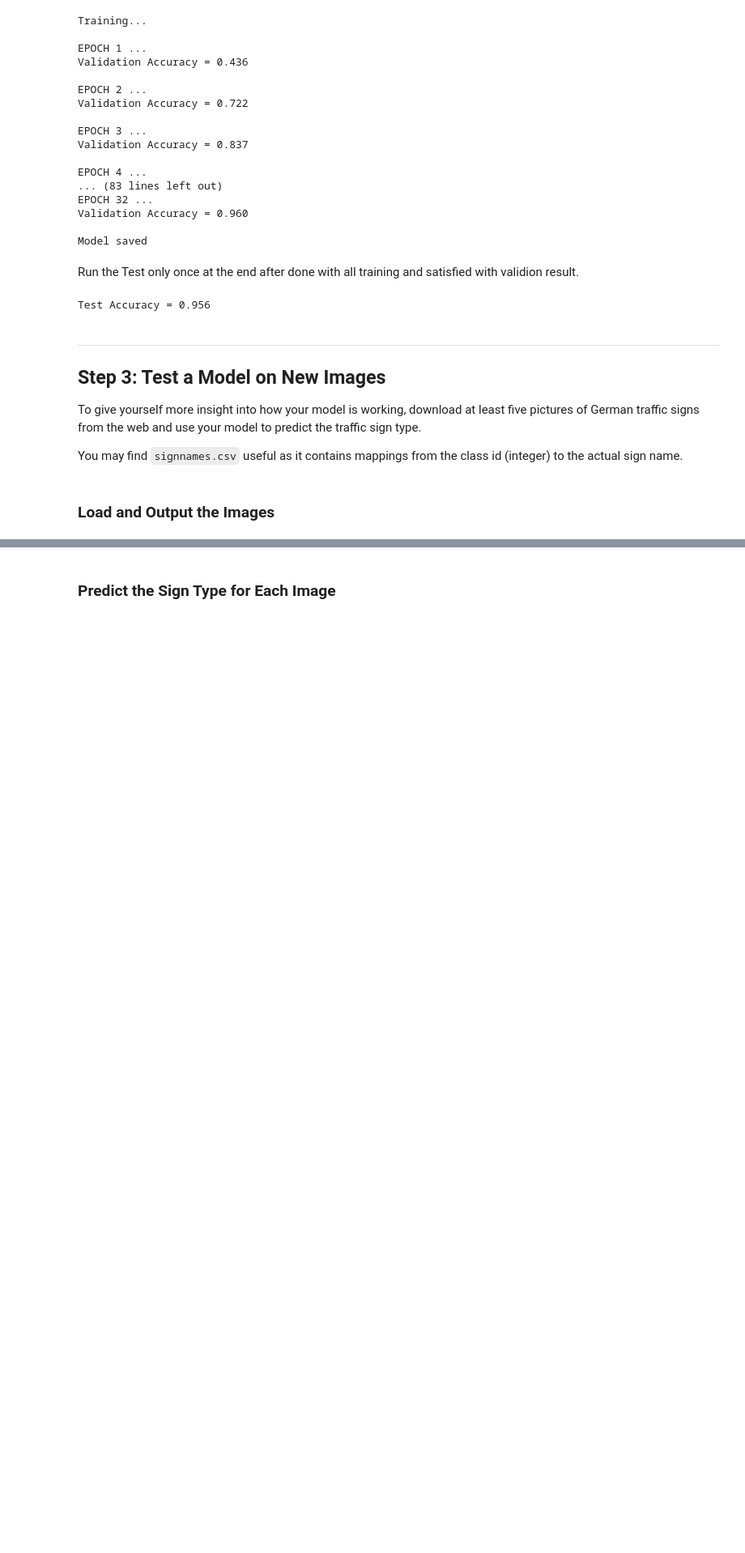
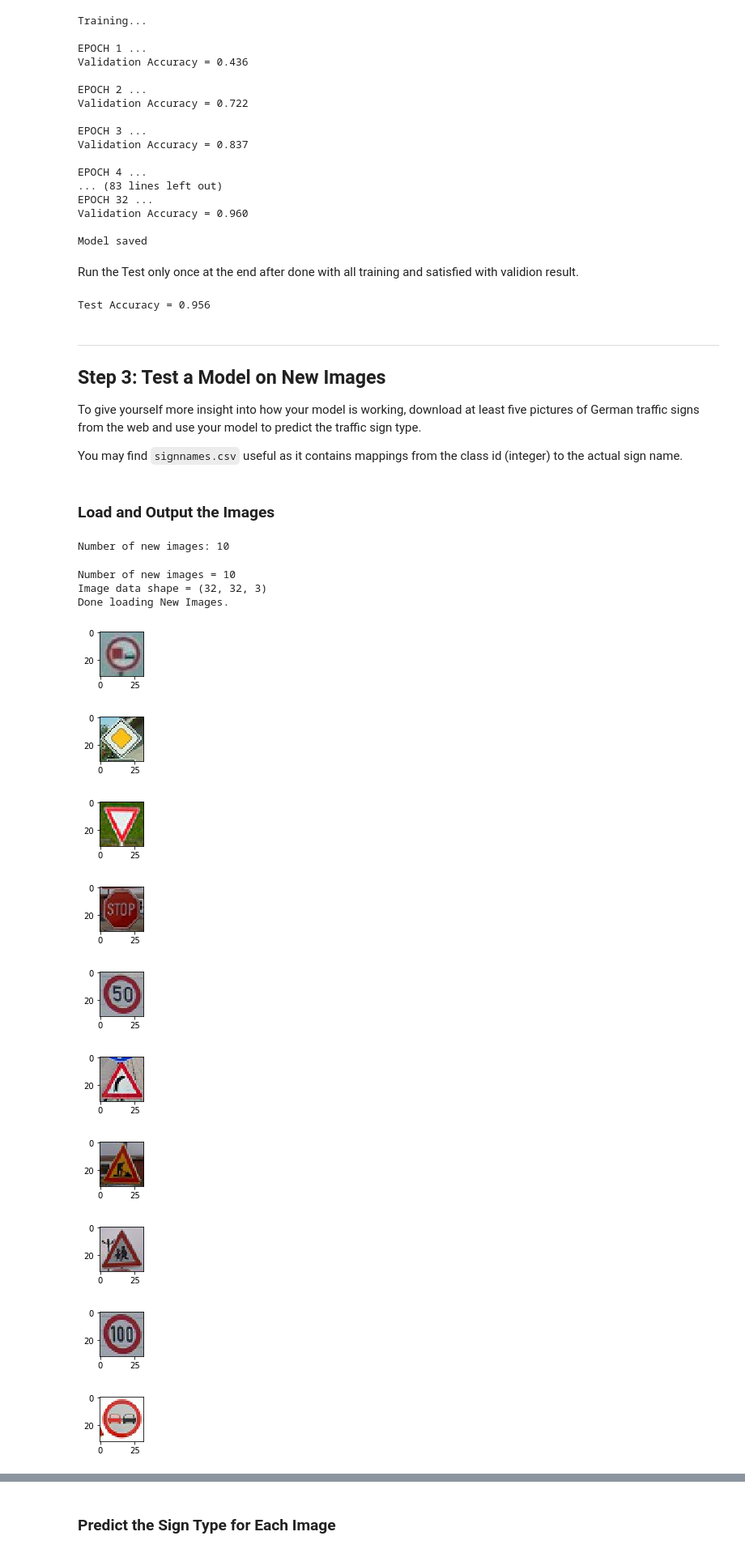
Before and after one commit to gkindov/CarND-Traffic-Sign-Classifier-Project, a Jupyter notebook: Traffic_Sign_Classifier.ipynb, the cells around one changed output, grey strips where cells are left out. Shown: that part at 81% size. Cells and saved outputs as stored; diff of their text form; code cells hidden in the pictures; blank space fills up the shorter version.

```diff
--- a/Traffic_Sign_Classifier.ipynb
+++ b/Traffic_Sign_Classifier.ipynb
@@ -357,3 +354,53 @@ You may find `signnames.csv` useful as it contains mappings from the class id (i
 # %%
 ### Load the images and plot them here.
 ### Feel free to use as many code cells as needed.
+import os
+
+new_image_folder = "new-images/"
+#os.listdir(new_image_folder)
+num_new_images = len([f for f in os.listdir(new_image_folder)
+                if os.path.isfile(os.path.join(new_image_folder, f))])
+print('Number of new images: ' + str(num_new_images))
+# %% [output]
+Number of new images: 10
+# %%
+import cv2
+
+X_new = np.zeros([num_new_images,32,32,3], dtype=np.uint8)
+y_new = np.zeros(num_new_images, dtype=np.uint8)
+
+# Iterate over the new test images and load them.
+i = 0
+for image_name in os.listdir(new_image_folder):
+    # Read in the image
+    img = cv2.imread(new_image_folder + image_name) # returns a numpy array in BGR not RGB.
+    img = cv2.cvtColor(img, cv2.COLOR_BGR2RGB)
+
+    class_id = image_name.replace(".jpg", "")
+    #print('Class ID: ' + class_id)
+    plt.figure(figsize=(1,1))
+    plt.imshow(img)
+
+    X_new[i] = img
+    y_new[i] = int(class_id)
+    i = i+1
+
+assert(len(X_new) == len(y_new))
+
+print("Number of new images =", len(X_new))
+print("Image data shape =", X_new[0].shape)
+print("Done loading New Images.")
+# %% [output]
+Number of new images = 10
+Image data shape = (32, 32, 3)
+Done loading New Images.
+[figure, added]
+[figure, added]
+[figure, added]
+[figure, added]
+[figure, added]
+[figure, added]
+[figure, added]
+[figure, added]
+[figure, added]
+[figure, added]
```
Also changed, not shown: parts of 7 cells of this notebook, 11 other files.
